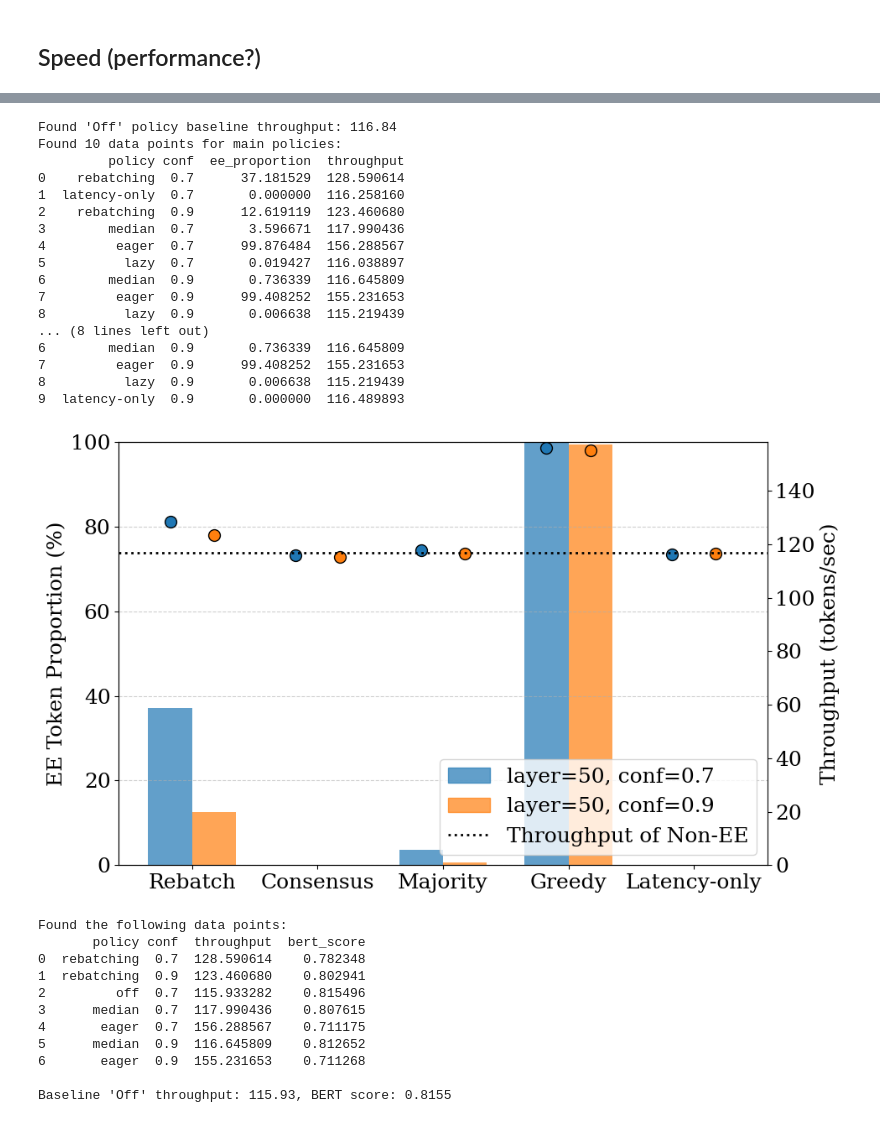
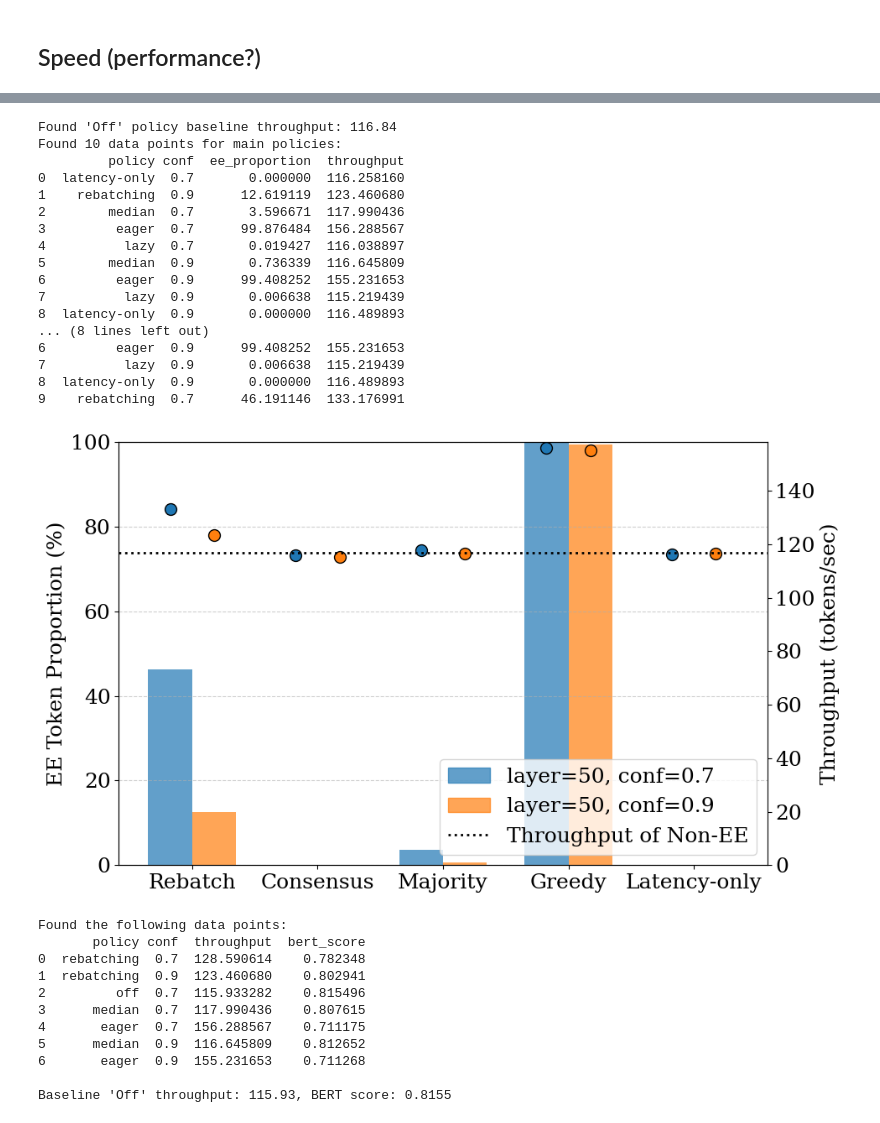
Before and after one commit to xutingl/vattention-ee, a Jupyter notebook: outputs_70b/figure_2160_batch_8_817.ipynb, the cells around one changed output, grey strips where cells are left out. Drawn from its saved outputs; the diff is of its cells as text; code cells hidden in the pictures.

```diff
--- a/outputs_70b/figure_2160_batch_8_817.ipynb
+++ b/outputs_70b/figure_2160_batch_8_817.ipynb
@@ -524,6 +545,8 @@ def plot_ee_proportion_and_throughput(data_dir):
     rows = []
     for csv_path in data_dir.glob("*.csv"):
         fname = csv_path.name
+        if fname == "req_2160_batch_8_layer_50_conf_0.7_rebatching_copy.csv":
+            continue
         m = re.search(r"conf_([0-9.]+)_([a-z\-]+)_copy\.csv$", fname)
         if m:
             conf, policy = m.group(1), m.group(2)
@@ -583,47 +606,47 @@ def plot_ee_proportion_and_throughput(data_dir):
         off_handle = mlines.Line2D([], [], color='black', linestyle=':',
                                    linewidth=2, label='Throughput of Non-EE')
         legend_handles.append(off_handle)
 
     ax1.legend(handles=legend_handles, loc='lower right')
 
     # --- Plot Customization ---
     # ax1.set_xlabel('Policies', fontweight='bold')
     ax1.set_ylabel('EE Token Proportion (%)')
     ax2.set_ylabel('Throughput (tokens/sec)')
     #ax1.set_title('EE Token Proportion and Throughput by Policy', fontweight='bold', fontsize=14)
     ax1.set_xticks(x_positions)
     ax1.set_xticklabels(policy_names)
     ax1.tick_params()
     ax2.tick_params()
     ax1.set_ylim(0, 100)
     ax2.set_ylim(bottom=0)
     ax1.grid(True, axis='y', linestyle='--', alpha=0.6)
 
 
     fig.tight_layout()
     plt.savefig(f"figures/ee_prop/ee_prop_{model_setting}.pdf", bbox_inches='tight')
     plt.show()
 
 plot_ee_proportion_and_throughput(data_dir)
 # %% [output]
 Found 'Off' policy baseline throughput: 116.84
 Found 10 data points for main policies:
          policy conf  ee_proportion  throughput
-0    rebatching  0.7      37.181529  128.590614
-1  latency-only  0.7       0.000000  116.258160
-2    rebatching  0.9      12.619119  123.460680
-3        median  0.7       3.596671  117.990436
-4         eager  0.7      99.876484  156.288567
-5          lazy  0.7       0.019427  116.038897
-6        median  0.9       0.736339  116.645809
-7         eager  0.9      99.408252  155.231653
-8          lazy  0.9       0.006638  115.219439
+0  latency-only  0.7       0.000000  116.258160
+1    rebatching  0.9      12.619119  123.460680
+2        median  0.7       3.596671  117.990436
+3         eager  0.7      99.876484  156.288567
+4          lazy  0.7       0.019427  116.038897
+5        median  0.9       0.736339  116.645809
+6         eager  0.9      99.408252  155.231653
+7          lazy  0.9       0.006638  115.219439
+8  latency-only  0.9       0.000000  116.489893
 ... (8 lines left out)
-6        median  0.9       0.736339  116.645809
-7         eager  0.9      99.408252  155.231653
-8          lazy  0.9       0.006638  115.219439
-9  latency-only  0.9       0.000000  116.489893
+6         eager  0.9      99.408252  155.231653
+7          lazy  0.9       0.006638  115.219439
+8  latency-only  0.9       0.000000  116.489893
+9    rebatching  0.7      46.191146  133.176991
-[figure, old version]
+[figure, new version]
 # %%
 def plot_ee_efficacy(data_dir: Path):
     """
```
Also changed, not shown: parts of 3 cells of this notebook, 3 other files.
